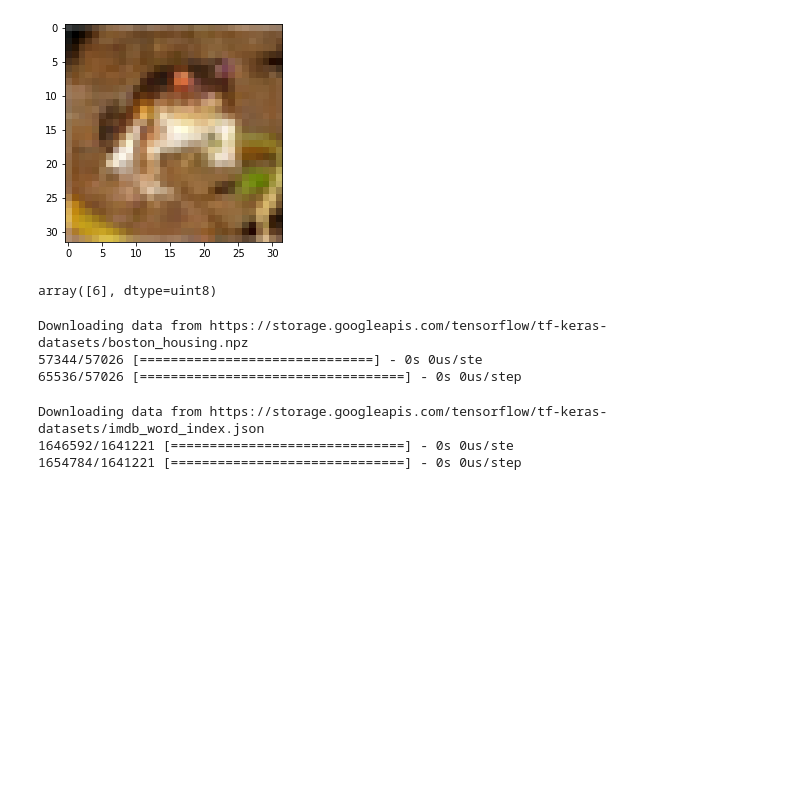
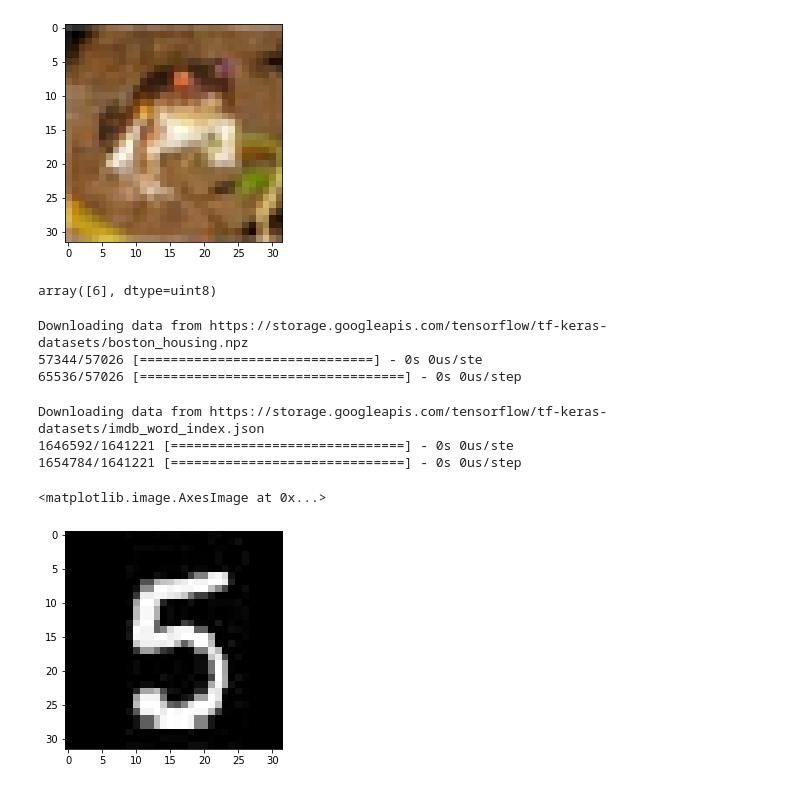
Before and after one commit to vivasaayi/ml-trainer, a Jupyter notebook: notebooks/mnist.ipynb, the cells around one changed output. Saved outputs shown, nothing was run; the diff lists cells and outputs as text; code cells hidden in the pictures; blank space fills up the shorter version.

```diff
--- a/notebooks/mnist.ipynb
+++ b/notebooks/mnist.ipynb
@@ -1,3 +1,7 @@
 # %%
 from tensorflow import keras
 import matplotlib.pyplot as plt
+# %%
+(x_train, y_train), (x_test, y_test) = keras.datasets.mnist.load_data()
+first_image = x_train[0]
+first_image
@@ -84,3 +106,15 @@ Downloading data from https://storage.googleapis.com/tensorflow/tf-keras-dataset
 1654784/1641221 [==============================] - 0s 0us/step
 # %%
 inverted_word_index = dict((i, word) for (word, i) in word_index.items())
+# %%
+img = keras.utils.load_img(
+        "/Users/rajanp/Downloads/img_11.jpeg", target_size=(32, 32)
+    )
+img_array = keras.utils.img_to_array(img)
+
+img_array
+
+plt.imshow(img)
+# %% [output]
+<matplotlib.image.AxesImage at 0x...>
+[figure, added]
```
Also changed, not shown: parts of 5 cells of this notebook, 4 other files.
